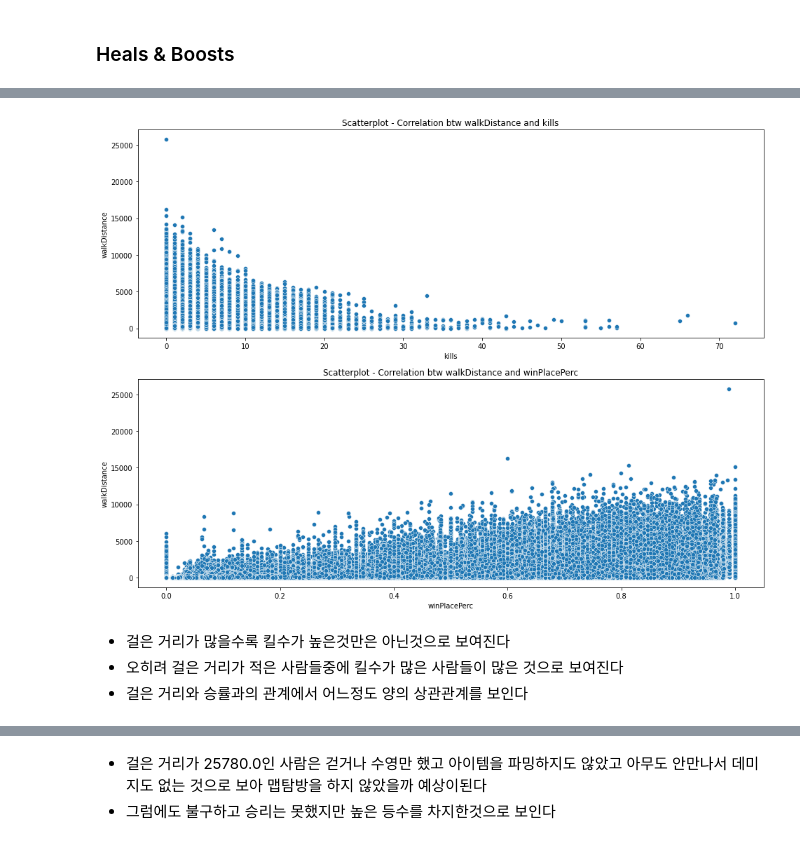
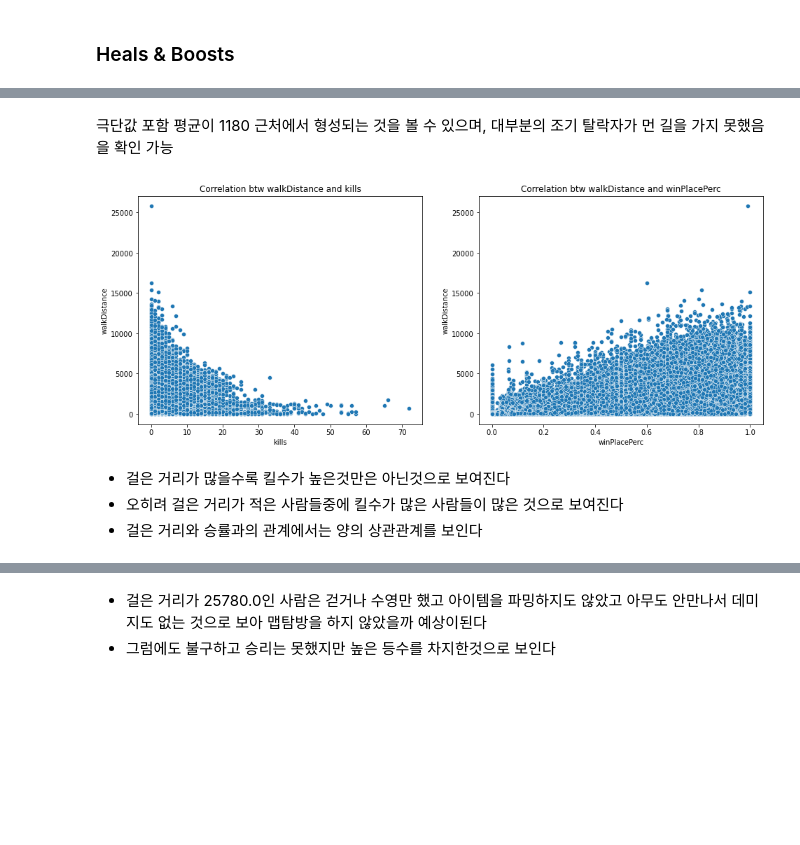
Before and after one commit to Modelling-project/pubg_modelling, a Jupyter notebook: PUBG_EDA_Final.ipynb, the cells around one changed output, grey strips where cells are left out. Drawn from its saved outputs; the diff is of its cells as text; code cells hidden in the pictures; blank space fills up the shorter version.

```diff
--- a/PUBG_EDA_Final.ipynb
+++ b/PUBG_EDA_Final.ipynb
@@ -854,0 +864,3 @@ train[['heals', 'boosts']].describe()
+# %%
+train['totalDistance'] = train.walkDistance + train.rideDistance + train.swimDistance
+train['totalDistance'].value_counts()
@@ -857,18 +1031,20 @@ train[['heals', 'boosts']].describe()
+# %% [markdown]
+극단값 포함 평균이 1180 근처에서 형성되는 것을 볼 수 있으며, 대부분의 조기 탈락자가 먼 길을 가지 못했음을 확인 가능
 # %%
-plt.figure(figsize=(16,12))
-plt.subplot(211)
+plt.figure(figsize=(16,6))
+plt.subplot(121)
 sns.scatterplot(data=train, x='kills', y='walkDistance')
-plt.title("Scatterplot - Correlation btw walkDistance and kills")
-plt.subplot(212)
+plt.title("Correlation btw walkDistance and kills")
+plt.subplot(122)
 sns.scatterplot(data=train, x='winPlacePerc', y='walkDistance')
-plt.title("Scatterplot - Correlation btw walkDistance and winPlacePerc")
+plt.title("Correlation btw walkDistance and winPlacePerc")
 plt.show()
 # %% [output]
-[figure, old version]
+[figure, new version]
 # %% [markdown]
 - 걸은 거리가 많을수록 킬수가 높은것만은 아닌것으로 보여진다
 - 오히려 걸은 거리가 적은 사람들중에 킬수가 많은 사람들이 많은 것으로 보여진다
-- 걸은 거리와 승률과의 관계에서 어느정도 양의 상관관계를 보인다
+- 걸은 거리와 승률과의 관계에서는 양의 상관관계를 보인다
 # %%
 train[train['walkDistance'] > 20000][['maxPlace','matchType', 'walkDistance', 'swimDistance', 'rideDistance', 'winPlacePerc']]
 # %% [output]
```
Also changed, not shown: parts of 158 cells of this notebook.
